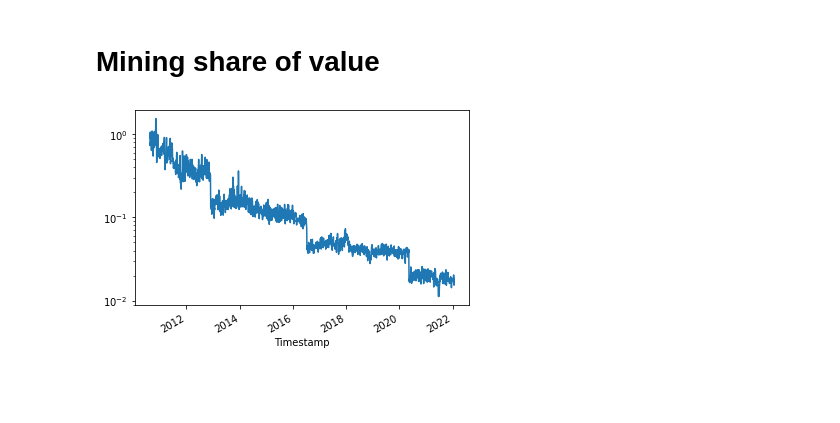
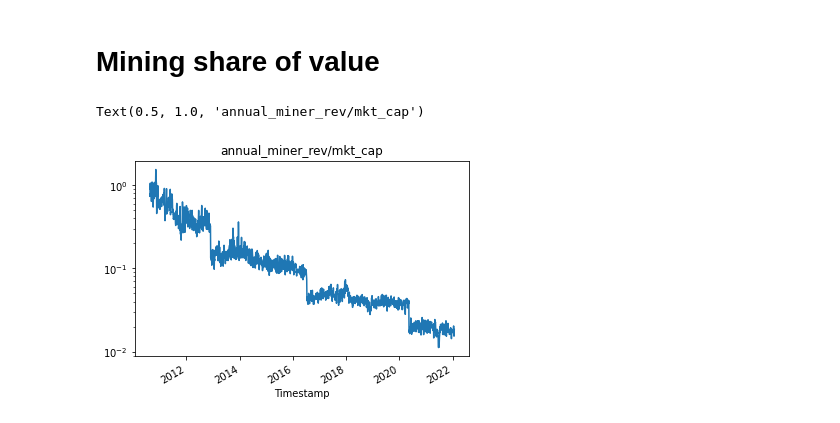
Before and after one commit to QRB-Labs/qrb, a Jupyter notebook: analysis/mining_dynamics.ipynb, the cells around one changed output. Drawn from its saved outputs; the diff is of its cells as text; code cells hidden in the pictures; blank space fills up the shorter version.

```diff
--- a/analysis/mining_dynamics.ipynb
+++ b/analysis/mining_dynamics.ipynb
@@ -31,17 +31,23 @@ import pandas as pd
 # %%
 rev = pd.read_csv('miners-revenue.csv')
 mkt = pd.read_csv('market-cap.csv')
+fees = pd.read_csv('transaction-fees-usd.csv')
 rev.rename({'bbbbb﻿Timestamp': 'Timestamp'}, axis=1, inplace=True)
-rev['Timestamp'] = pd.to_datetime(rev['Timestamp'])
-mkt['Timestamp'] = pd.to_datetime(mkt['Timestamp'])
 rev.set_index('Timestamp', inplace=True)
 mkt.set_index('Timestamp', inplace=True)
-both = mkt.merge(rev, how='outer', on='Timestamp', sort=True)
-both.interpolate(method='time', inplace=True)
+fees.set_index('Timestamp', inplace=True)
+
+df = mkt.merge(rev, how='outer', on='Timestamp', sort=True)
+df = df.merge(fees, how='outer', on='Timestamp', sort=True)
+df.index = pd.to_datetime(df.index)
+df.interpolate(method='time', inplace=True)
 # %%
-vt = both.apply(lambda row: row['miners-revenue']*365.25/row['market-cap'], axis=1)
+vt = df.apply(lambda row: row['miners-revenue']*365.25/row['market-cap'], axis=1)
+vtf = df.apply(lambda row: row['transaction-fees-usd']*365.25/row['market-cap'], axis=1)
 # %%
 vt.plot()
 plt.yscale('log')
+plt.title('annual_miner_rev/mkt_cap')
 # %% [output]
+Text(0.5, 1.0, 'annual_miner_rev/mkt_cap')
-[figure, old version]
+[figure, new version]
```
Also changed, not shown: parts of 1 cell of this notebook, 1 other file.
